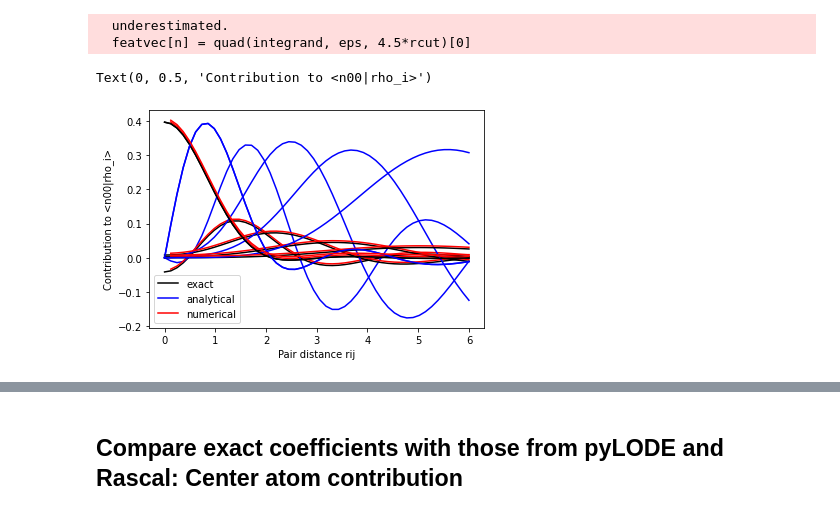
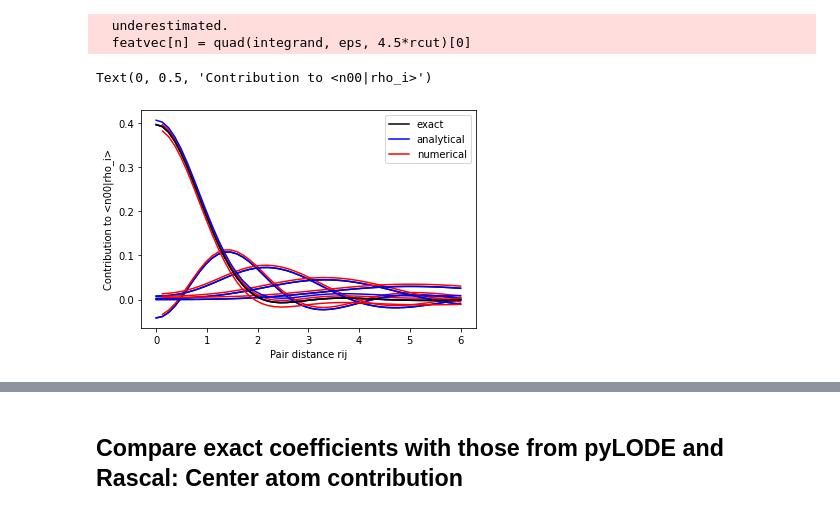
Before and after one commit to ceriottm/lode, a Jupyter notebook: notebooks/librascal_comparison.ipynb, the cells around one changed output, grey strips where cells are left out. Cells and saved outputs as stored; diff of their text form; code cells hidden in the pictures.

Commit message:
vsRascal: Fixed missing d^l in fully analytical

```diff
--- a/notebooks/librascal_comparison.ipynb
+++ b/notebooks/librascal_comparison.ipynb
@@ -82,8 +82,8 @@ def coefficients_analytical_general_l(nmax, d, l):
     # Define auxilary quantities and prefactors
     a = 1. / (2 * smearing**2)
     lplus3half = l + 1.5
-    prefac_global = np.pi**1.5 * sph_harm(0, l, 0, 0).real * a / gamma(lplus3half)
-    prefac_global *= d * np.exp(-a*d**2)
+    prefac_global = np.pi**1.5 * sph_harm(0, l, 0, 0).real * a**l / gamma(lplus3half)
+    prefac_global *= d**l * np.exp(-a*d**2)
     prefac_global /= (2 * np.pi * smearing**2)**1.5
 
     # Start main loop
@@ -486,6 +486,7 @@ for l in range(1, lmax+1):
     for i_dist, d in enumerate(distances):
         features_l_analytical[i_dist] = coefficients_analytical_general_l(nmax, d, l=l)
         features_l_numerical[i_dist] = coefficients_semianalytical_general_l(nmax, d, l=l)
+    assert_allclose(features_l_analytical, features_l_numerical, atol=1e-10, rtol=1e-10)
 
     # Compare the coefficients
     ratios = features_l_pylode / features_l_numerical
@@ -602,16 +603,16 @@ for i, d in enumerate(dd):
 # %%
 # Make plot
 for n in range(nmax):
     plt.plot(dd, coeffs_exact[n], 'k')
     plt.plot(dd, coeffs_from_general_analytical[n], 'b')
     plt.plot(dd, 0.005+coeffs_from_general_numerical[n], 'r')
 
 plt.plot(dd, coeffs_exact[0], label=f'exact', c='k')
-plt.plot(dd, coeffs_from_general_analytical[0], label=f'analytical', c='b')
-plt.plot(dd, 0.01+coeffs_from_general_numerical[0], label=f'numerical', c='r')
+plt.plot(dd, 0.01+coeffs_from_general_analytical[0], label=f'analytical', c='b')
+plt.plot(dd, -0.01+coeffs_from_general_numerical[0], label=f'numerical', c='r')
 plt.legend()
 plt.xlabel('Pair distance rij')
 plt.ylabel('Contribution to <n00|rho_i>')
 # %% [output]
 Text(0, 0.5, 'Contribution to <n00|rho_i>')
-[figure, old version]
+[figure, new version]
```
Also changed, not shown: parts of 10 cells of this notebook.
